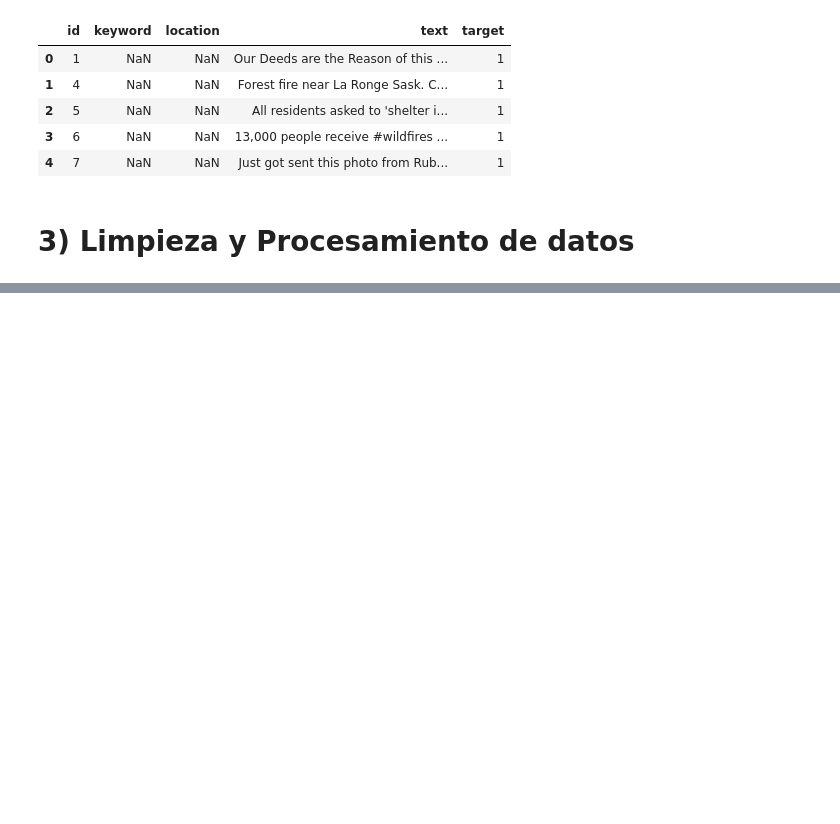
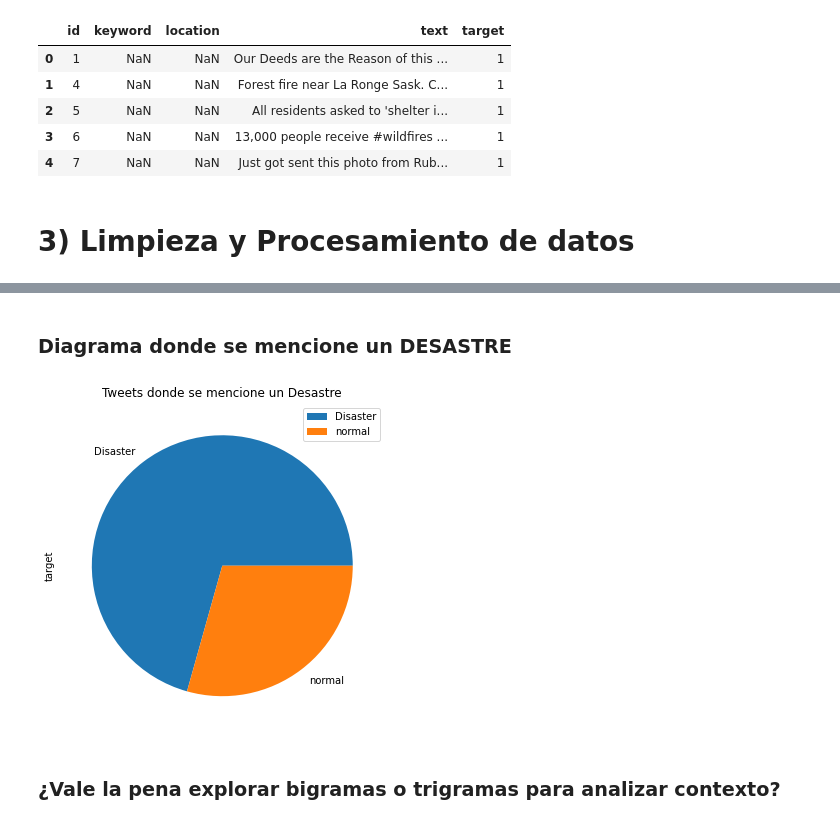
Before and after one commit to ElGutiz/DataScience-Lab5, a Jupyter notebook: Lab5 - DataScience.ipynb, the cells around one changed output, grey strips where cells are left out. Drawn from its saved outputs; the diff is of its cells as text; code cells hidden in the pictures; blank space fills up the shorter version.

```diff
--- a/Lab5 - DataScience.ipynb
+++ b/Lab5 - DataScience.ipynb
@@ -80,0 +170,10 @@ df.head()
+# %% [markdown]
+### Diagrama donde se mencione un DESASTRE
+# %%
+df[df.text.str.contains("disaster")].target.\
+ value_counts().to_frame().rename(index={1:"Disaster",0:"normal"}).\
+  plot.pie(y="target",figsize=(12,6),title="Tweets donde se mencione un Desastre");
+# %% [output]
+[figure, added]
+# %% [markdown]
+### ¿Vale la pena explorar bigramas o trigramas para analizar contexto?
```
Also changed, not shown: parts of 12 cells of this notebook.
